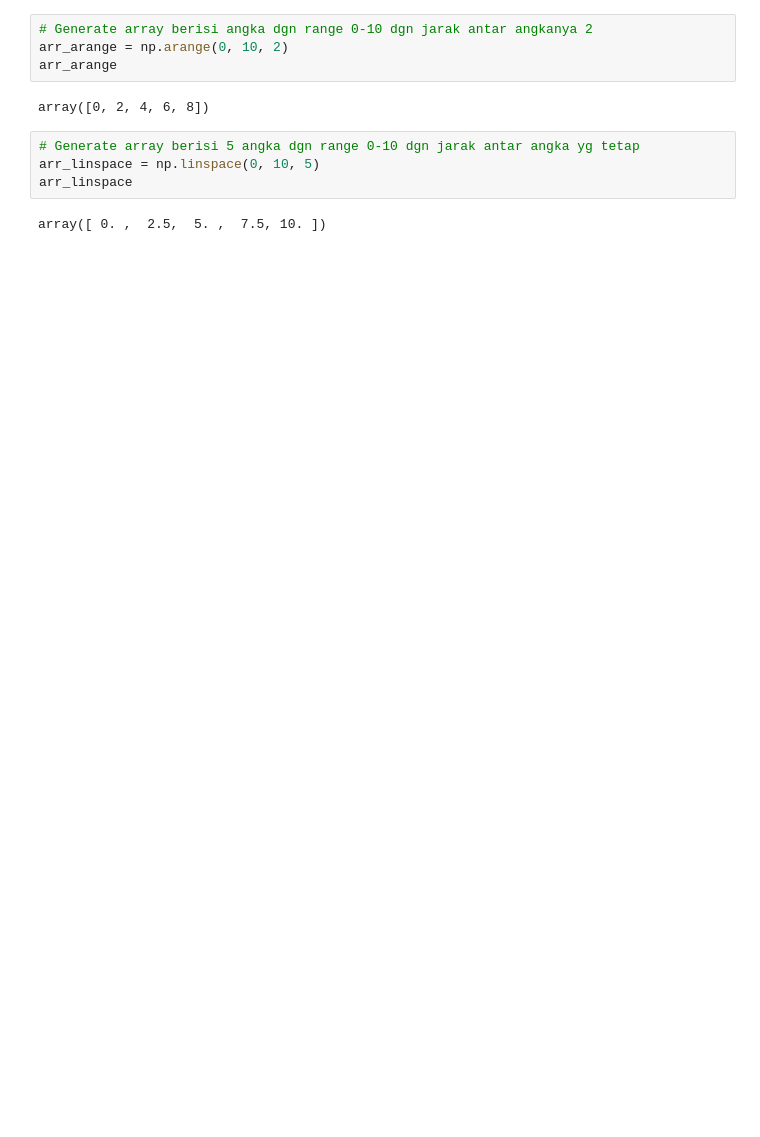
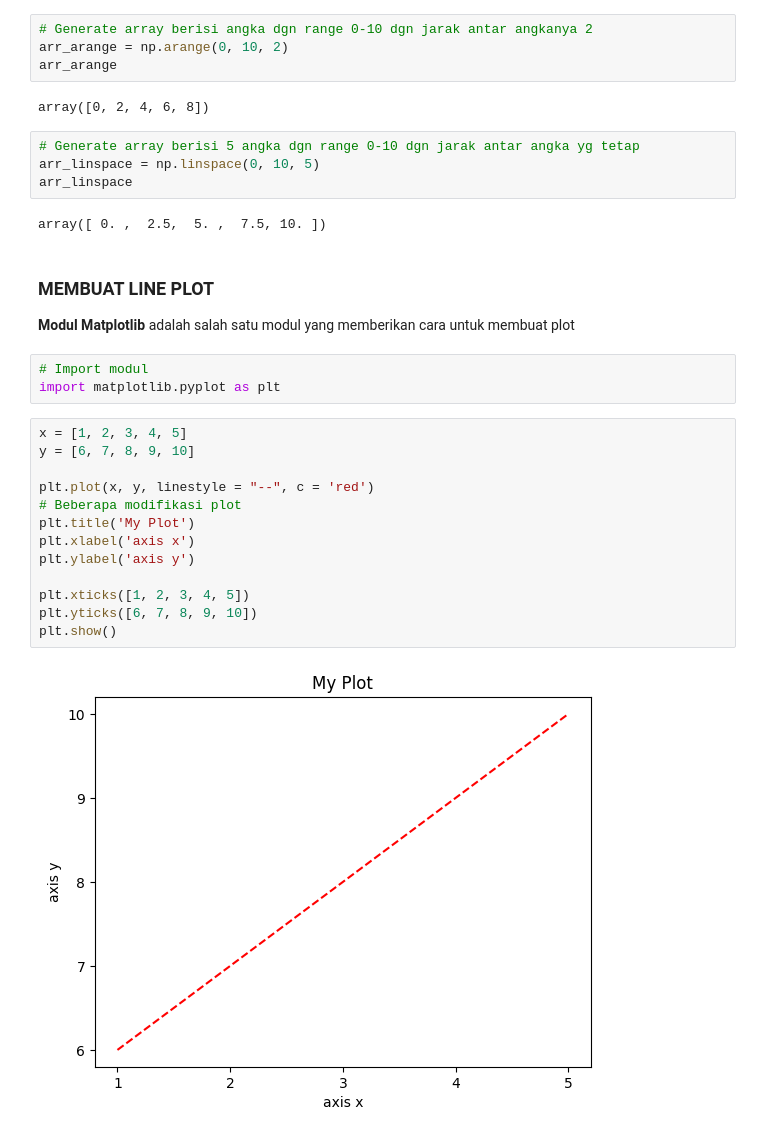
Before and after one commit to ergonrizky26/learning-data-science, a Jupyter notebook: python_basics.ipynb, the cells around one changed output. Drawn from its saved outputs; the diff is of its cells as text; blank space fills up the shorter version.

```diff
--- a/python_basics.ipynb
+++ b/python_basics.ipynb
@@ -457,3 +457,25 @@ arr_linspace = np.linspace(0, 10, 5)
 arr_linspace
 # %% [output]
 array([ 0. ,  2.5,  5. ,  7.5, 10. ])
+# %% [markdown]
+### MEMBUAT LINE PLOT
+
+**Modul Matplotlib** adalah salah satu modul yang memberikan cara untuk membuat plot
+# %%
+# Import modul
+import matplotlib.pyplot as plt
+# %%
+x = [1, 2, 3, 4, 5]
+y = [6, 7, 8, 9, 10]
+
+plt.plot(x, y, linestyle = "--", c = 'red')
+# Beberapa modifikasi plot
+plt.title('My Plot')
+plt.xlabel('axis x')
+plt.ylabel('axis y')
+
+plt.xticks([1, 2, 3, 4, 5])
+plt.yticks([6, 7, 8, 9, 10])
+plt.show()
+# %% [output]
+[figure, added]
```
Also changed, not shown: parts of 12 cells of this notebook.
